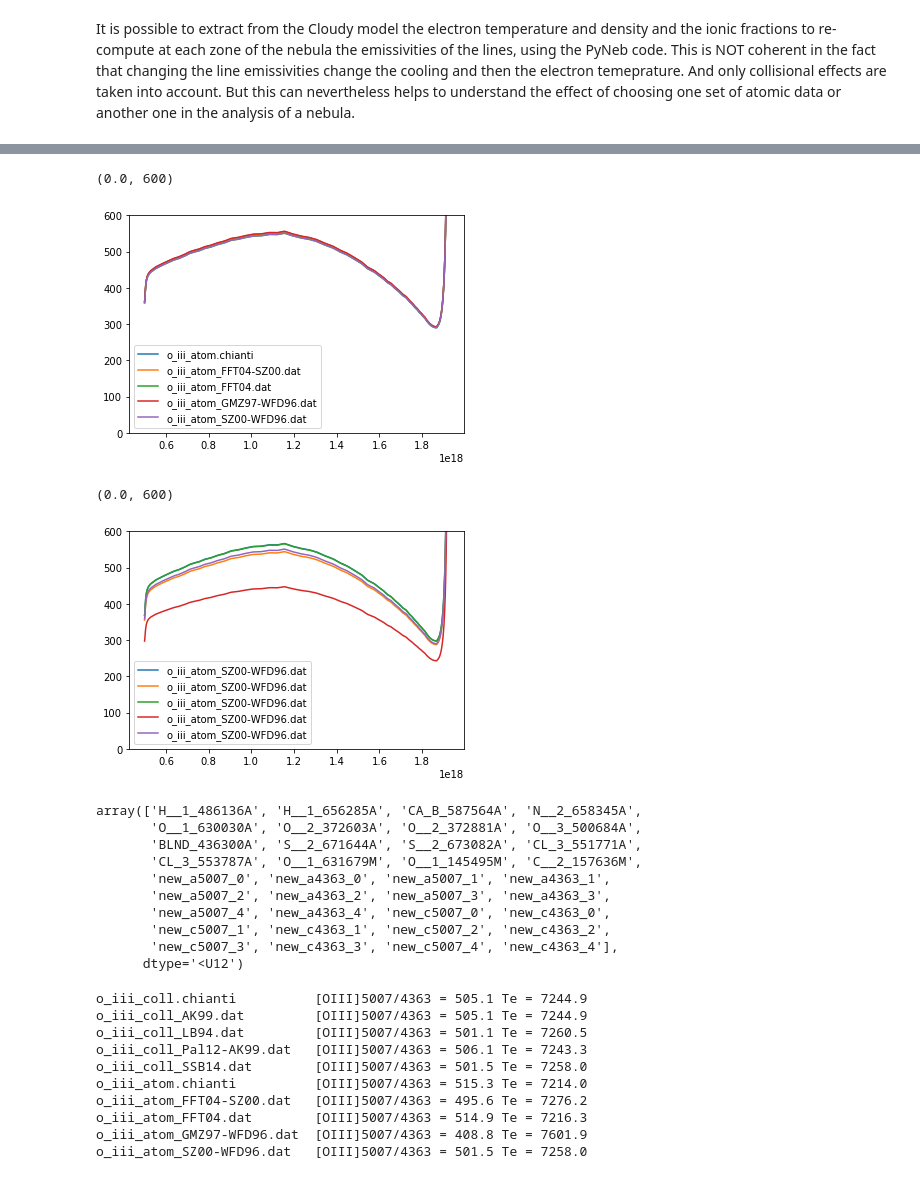
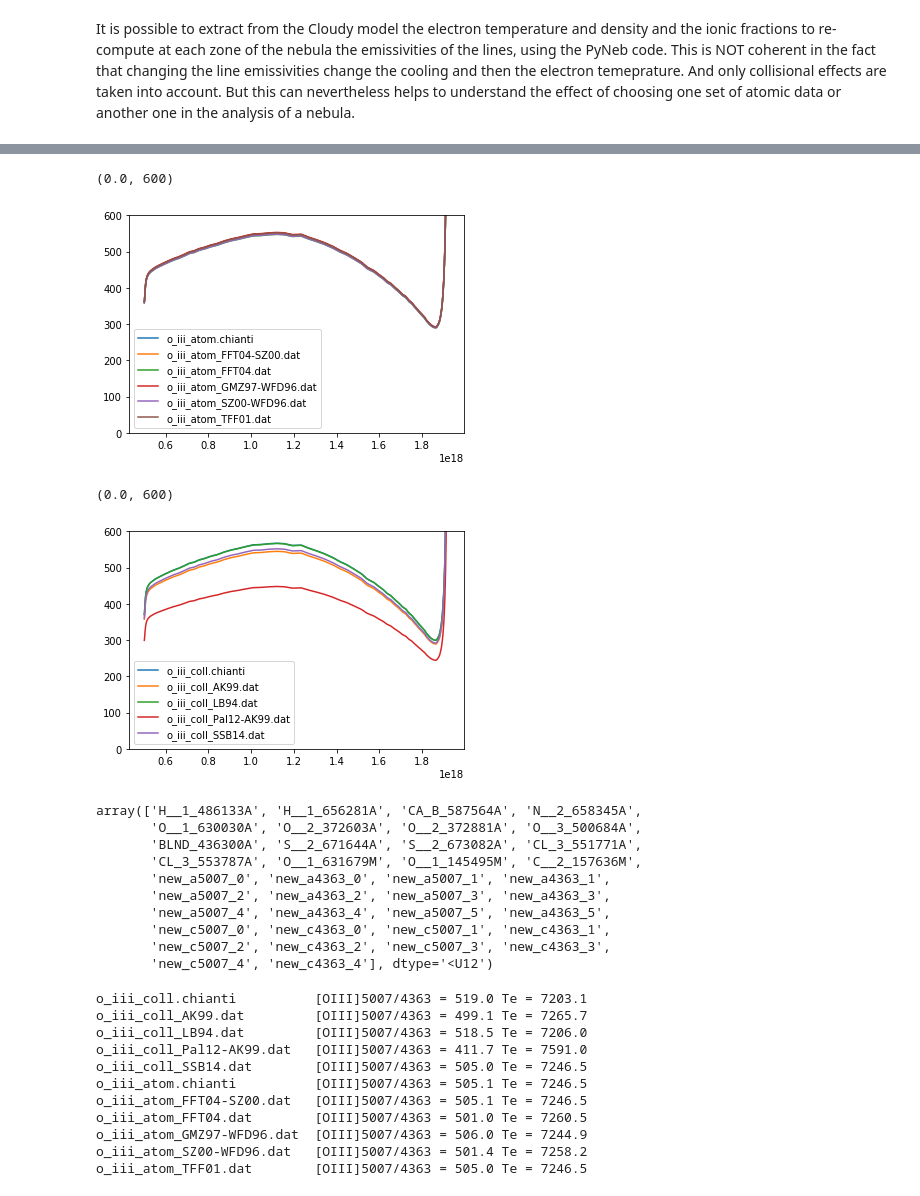
Before and after one commit to Morisset/pyCloudy, a Jupyter notebook: pyCloudy/docs/Using_pyCloudy_with_PyNeb.ipynb, the cells around one changed output, grey strips where cells are left out. Drawn from its saved outputs; the diff is of its cells as text; code cells hidden in the pictures.

```diff
--- a/pyCloudy/docs/Using_pyCloudy_with_PyNeb.ipynb
+++ b/pyCloudy/docs/Using_pyCloudy_with_PyNeb.ipynb
@@ -9,10 +9,12 @@ import numpy as np
 import matplotlib.pyplot as plt
 import pyCloudy as pc
 import pyneb as pn
-pc.config.cloudy_exe = '/usr/local/Cloudy/c17.00/source/cloudy.exe'
+import os
+home_dir = os.environ['HOME'] + '/'
+pc.config.cloudy_exe = home_dir + 'bin/cloudy.exe'
 # %%
 # We are using the model from the example 1
-Mod = pc.CloudyModel('./model_1')
+Mod = pc.CloudyModel('/tmp/models/model_1')
 # %%
 # Print some data about the model
 Mod.print_stats()
@@ -51,37 +53,37 @@ plt.legend(loc=3)
 plt.ylim((0., 600))
 # %% [output]
 (0.0, 600)
-[figure, old version]
+[figure, new version]
 # %%
 pc.log_.level=1
 pn.log_.level=2
 i = 0
 # The same but changing the collision strengths
 for O3_coll in pn.atomicData.getAllAvailableFiles('O3',data_type='coll'):
     pn.atomicData.setDataFile(O3_coll)
     O3 = pn.Atom('O',3)
     Mod.add_emis_from_pyneb('new_c5007_{}'.format(i), O3, wave=5007)
     Mod.add_emis_from_pyneb('new_c4363_{}'.format(i), O3, wave=4363)
-    plt.plot(Mod.radius, Mod.get_emis('new_c5007_{}'.format(i))/Mod.get_emis('new_c4363_{}'.format(i)), label=O3_atom) # Plot the diagnostic ratio
+    plt.plot(Mod.radius, Mod.get_emis('new_c5007_{}'.format(i))/Mod.get_emis('new_c4363_{}'.format(i)), label=O3_coll) # Plot the diagnostic ratio
     i += 1
 plt.legend(loc=3)
 plt.ylim((0., 600))
 # %% [output]
 (0.0, 600)
-[figure, old version]
+[figure, new version]
 # %%
 Mod.emis_labels
 # %% [output]
-array(['H__1_486136A', 'H__1_656285A', 'CA_B_587564A', 'N__2_658345A',
+array(['H__1_486133A', 'H__1_656281A', 'CA_B_587564A', 'N__2_658345A',
        'O__1_630030A', 'O__2_372603A', 'O__2_372881A', 'O__3_500684A',
        'BLND_436300A', 'S__2_671644A', 'S__2_673082A', 'CL_3_551771A',
        'CL_3_553787A', 'O__1_631679M', 'O__1_145495M', 'C__2_157636M',
        'new_a5007_0', 'new_a4363_0', 'new_a5007_1', 'new_a4363_1',
        'new_a5007_2', 'new_a4363_2', 'new_a5007_3', 'new_a4363_3',
-       'new_a5007_4', 'new_a4363_4', 'new_c5007_0', 'new_c4363_0',
-       'new_c5007_1', 'new_c4363_1', 'new_c5007_2', 'new_c4363_2',
-       'new_c5007_3', 'new_c4363_3', 'new_c5007_4', 'new_c4363_4'],
-      dtype='<U12')
+       'new_a5007_4', 'new_a4363_4', 'new_a5007_5', 'new_a4363_5',
+       'new_c5007_0', 'new_c4363_0', 'new_c5007_1', 'new_c4363_1',
+       'new_c5007_2', 'new_c4363_2', 'new_c5007_3', 'new_c4363_3',
+       'new_c5007_4', 'new_c4363_4'], dtype='<U12')
 # %%
 pc.log_.level=1
 pn.log_.level=2
@@ -91,28 +93,29 @@ pn.atomicData.setDataFile('o_iii_atom_FFT04.dat')
 O3 = pn.Atom('O',3)
 i = 0
 for O3_coll in pn.atomicData.getAllAvailableFiles('O3',data_type='coll'):
-    tem_diag = Mod.get_emis_vol('new_a5007_{}'.format(i))/Mod.get_emis_vol('new_a4363_{}'.format(i))
+    tem_diag = Mod.get_emis_vol('new_c5007_{}'.format(i))/Mod.get_emis_vol('new_c4363_{}'.format(i))
     tem = O3.getTemDen(tem_diag, den = 1e4, wave1 = 5007, wave2 = 4363)
     print('{0:27s} [OIII]5007/4363 = {1:5.1f} Te = {2:6.1f}'.format(O3_coll, tem_diag, tem))
     i += 1
 pn.atomicData.setDataFile('o_iii_coll_AK99.dat')
 i = 0
 for O3_atom in pn.atomicData.getAllAvailableFiles('O3',data_type='atom'):
-    tem_diag = Mod.get_emis_vol('new_c5007_{}'.format(i))/Mod.get_emis_vol('new_c4363_{}'.format(i))
+    tem_diag = Mod.get_emis_vol('new_a5007_{}'.format(i))/Mod.get_emis_vol('new_a4363_{}'.format(i))
     tem = O3.getTemDen(tem_diag, den = 1e4, wave1 = 5007, wave2 = 4363)
     print('{0:27s} [OIII]5007/4363 = {1:5.1f} Te = {2:6.1f}'.format(O3_atom, tem_diag, tem))
     i += 1
 # %% [output]
-o_iii_coll.chianti          [OIII]5007/4363 = 505.1 Te = 7244.9
-o_iii_coll_AK99.dat         [OIII]5007/4363 = 505.1 Te = 7244.9
-o_iii_coll_LB94.dat         [OIII]5007/4363 = 501.1 Te = 7260.5
-o_iii_coll_Pal12-AK99.dat   [OIII]5007/4363 = 506.1 Te = 7243.3
-o_iii_coll_SSB14.dat        [OIII]5007/4363 = 501.5 Te = 7258.0
-o_iii_atom.chianti          [OIII]5007/4363 = 515.3 Te = 7214.0
-o_iii_atom_FFT04-SZ00.dat   [OIII]5007/4363 = 495.6 Te = 7276.2
-o_iii_atom_FFT04.dat        [OIII]5007/4363 = 514.9 Te = 7216.3
-o_iii_atom_GMZ97-WFD96.dat  [OIII]5007/4363 = 408.8 Te = 7601.9
-o_iii_atom_SZ00-WFD96.dat   [OIII]5007/4363 = 501.5 Te = 7258.0
+o_iii_coll.chianti          [OIII]5007/4363 = 519.0 Te = 7203.1
+o_iii_coll_AK99.dat         [OIII]5007/4363 = 499.1 Te = 7265.7
+o_iii_coll_LB94.dat         [OIII]5007/4363 = 518.5 Te = 7206.0
+o_iii_coll_Pal12-AK99.dat   [OIII]5007/4363 = 411.7 Te = 7591.0
+o_iii_coll_SSB14.dat        [OIII]5007/4363 = 505.0 Te = 7246.5
+o_iii_atom.chianti          [OIII]5007/4363 = 505.1 Te = 7246.5
+o_iii_atom_FFT04-SZ00.dat   [OIII]5007/4363 = 505.1 Te = 7246.5
+o_iii_atom_FFT04.dat        [OIII]5007/4363 = 501.0 Te = 7260.5
+o_iii_atom_GMZ97-WFD96.dat  [OIII]5007/4363 = 506.0 Te = 7244.9
+o_iii_atom_SZ00-WFD96.dat   [OIII]5007/4363 = 501.4 Te = 7258.2
+o_iii_atom_TFF01.dat        [OIII]5007/4363 = 505.0 Te = 7246.5
 # %%
 print(pn.atomicData.getAllAvailableFiles('S2',data_type='atom'))
 print('--------------------------------------------------')
```
Also changed, not shown: parts of 5 cells of this notebook, 9 other files.
